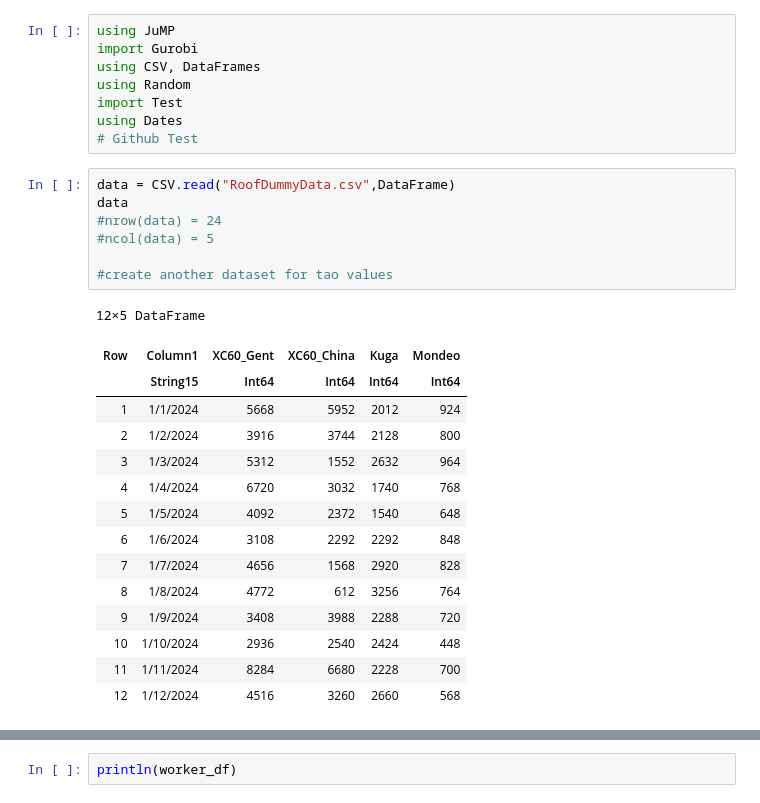
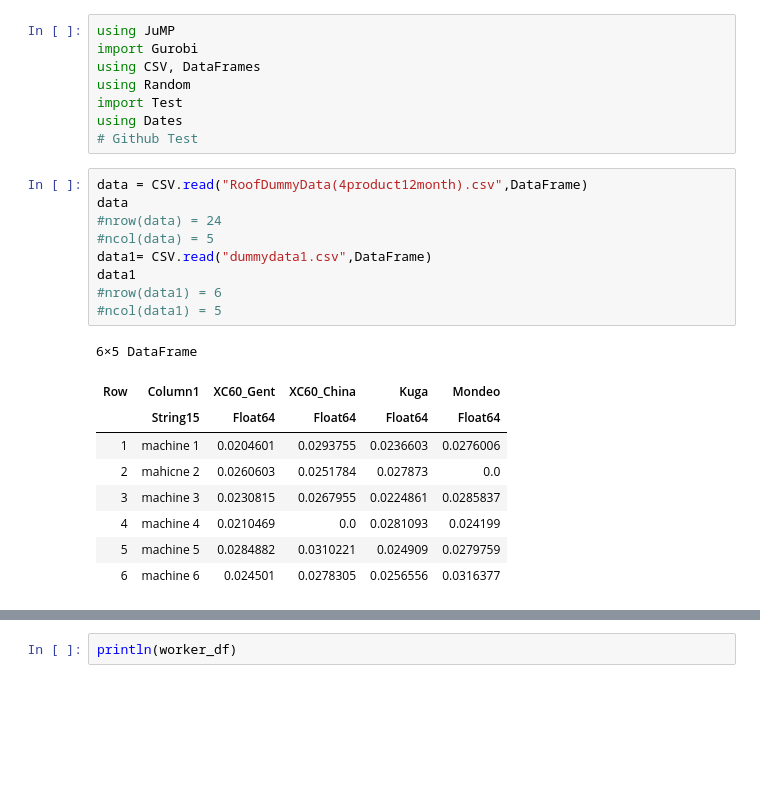
Before and after one commit to YanZuJ/LPGenie, a Jupyter notebook: Backend.ipynb, the cells around one changed output, grey strips where cells are left out. Cells and saved outputs as stored; diff of their text form; blank space fills up the shorter version.

```diff
--- a/Backend.ipynb
+++ b/Backend.ipynb
@@ -7,28 +7,24 @@ import Test
 using Dates
 # Github Test
 # %%
-data = CSV.read("RoofDummyData.csv",DataFrame)
+data = CSV.read("RoofDummyData(4product12month).csv",DataFrame)
 data
 #nrow(data) = 24
 #ncol(data) = 5
-
-#create another dataset for tao values
+data1= CSV.read("dummydata1.csv",DataFrame)
+data1
+#nrow(data1) = 6
+#ncol(data1) = 5
 # %% [output]
-12×5 DataFrame
+6×5 DataFrame
 | Row | Column1 | XC60_Gent | XC60_China | Kuga | Mondeo |
-|  | String15 | Int64 | Int64 | Int64 | Int64 |
-| 1 | 1/1/2024 | 5668 | 5952 | 2012 | 924 |
-| 2 | 1/2/2024 | 3916 | 3744 | 2128 | 800 |
-| 3 | 1/3/2024 | 5312 | 1552 | 2632 | 964 |
-| 4 | 1/4/2024 | 6720 | 3032 | 1740 | 768 |
-| 5 | 1/5/2024 | 4092 | 2372 | 1540 | 648 |
-| 6 | 1/6/2024 | 3108 | 2292 | 2292 | 848 |
-| 7 | 1/7/2024 | 4656 | 1568 | 2920 | 828 |
-| 8 | 1/8/2024 | 4772 | 612 | 3256 | 764 |
-| 9 | 1/9/2024 | 3408 | 3988 | 2288 | 720 |
-| 10 | 1/10/2024 | 2936 | 2540 | 2424 | 448 |
-| 11 | 1/11/2024 | 8284 | 6680 | 2228 | 700 |
-| 12 | 1/12/2024 | 4516 | 3260 | 2660 | 568 |
+|  | String15 | Float64 | Float64 | Float64 | Float64 |
+| 1 | machine 1 | 0.0204601 | 0.0293755 | 0.0236603 | 0.0276006 |
+| 2 | mahicne 2 | 0.0260603 | 0.0251784 | 0.027873 | 0.0 |
+| 3 | machine 3 | 0.0230815 | 0.0267955 | 0.0224861 | 0.0285837 |
+| 4 | machine 4 | 0.0210469 | 0.0 | 0.0281093 | 0.024199 |
+| 5 | machine 5 | 0.0284882 | 0.0310221 | 0.024909 | 0.0279759 |
+| 6 | machine 6 | 0.024501 | 0.0278305 | 0.0256556 | 0.0316377 |
 # %%
 Random.seed!(1234) # set seed
 
```
Also changed, not shown: parts of 2 cells of this notebook, 4 other files.
